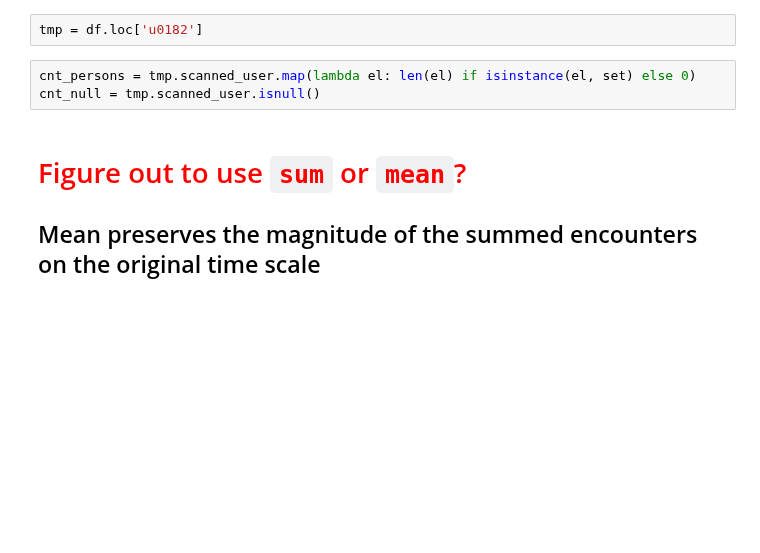
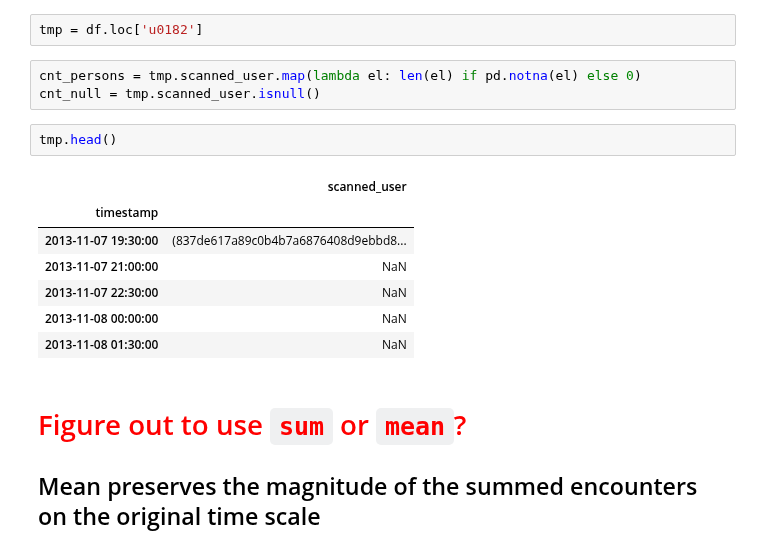
Before and after one commit to AllanLRH/master_thesis, a Jupyter notebook: morequestions/bluetooth_process_adjacent_timebinned.ipynb, the cells around one changed output. Cells and saved outputs as stored; diff of their text form; blank space fills up the shorter version.

```diff
--- a/morequestions/bluetooth_process_adjacent_timebinned.ipynb
+++ b/morequestions/bluetooth_process_adjacent_timebinned.ipynb
@@ -150,8 +150,18 @@ ax.set_xlabel("Fraction of time spent in company")
 # %%
 tmp = df.loc['u0182']
 # %%
-cnt_persons = tmp.scanned_user.map(lambda el: len(el) if isinstance(el, set) else 0)
+cnt_persons = tmp.scanned_user.map(lambda el: len(el) if pd.notna(el) else 0)
 cnt_null = tmp.scanned_user.isnull()
+# %%
+tmp.head()
+# %% [output]
+|  | scanned_user |
+| timestamp |  |
+| 2013-11-07 19:30:00 | (837de617a89c0b4b7a6876408d9ebbd8... |
+| 2013-11-07 21:00:00 | NaN |
+| 2013-11-07 22:30:00 | NaN |
+| 2013-11-08 00:00:00 | NaN |
+| 2013-11-08 01:30:00 | NaN |
 # %% [markdown]
 # <font color="red">Figure out to use `sum` or `mean`? </font>
 
```
Also changed, not shown: parts of 10 cells of this notebook, 4 other files.
